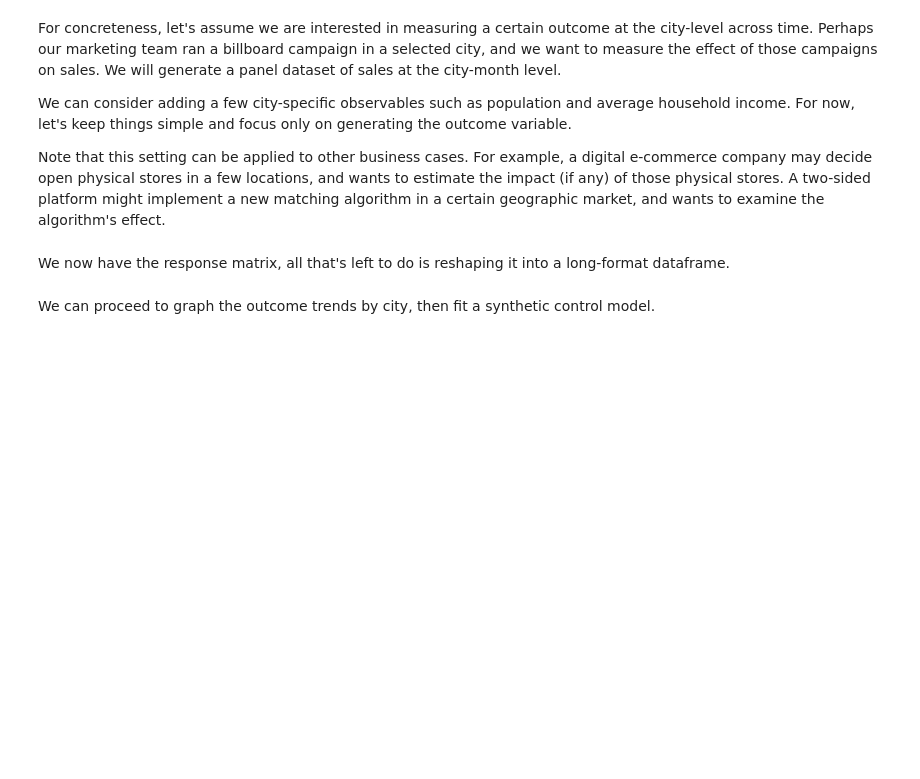
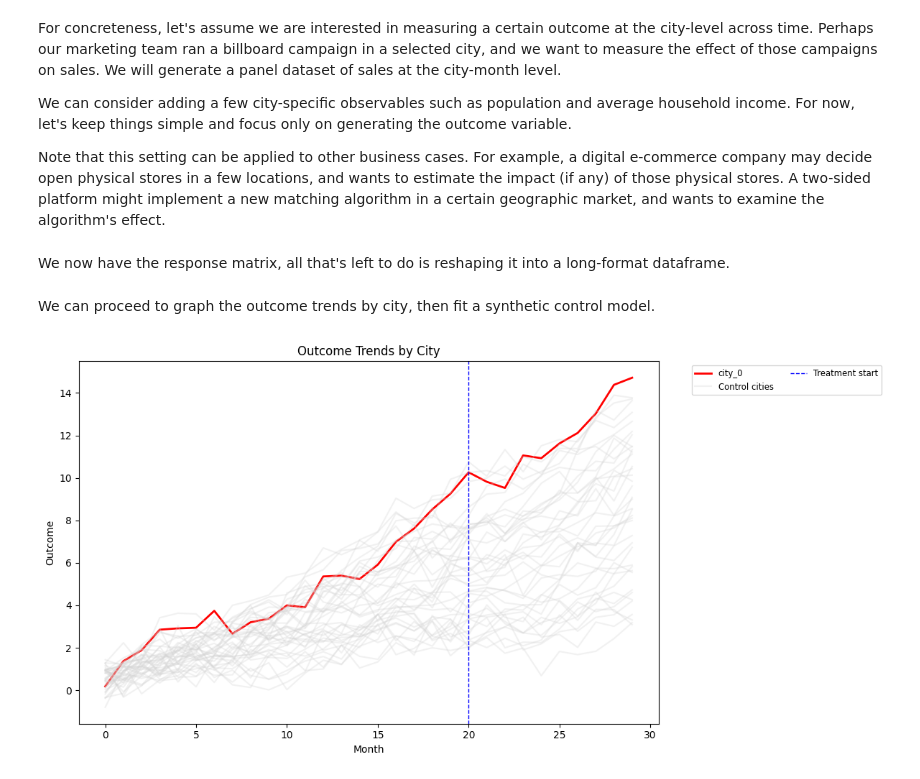
Before and after one commit to h-luu/ab-test, a Jupyter notebook: notebooks/synthetic_control.ipynb, the cells around one changed output. Cells and saved outputs as stored; diff of their text form; code cells hidden in the pictures; blank space fills up the shorter version.

Commit message:
dgp synth control

```diff
--- a/notebooks/synthetic_control.ipynb
+++ b/notebooks/synthetic_control.ipynb
@@ -34,7 +34,7 @@ import numpy as np
 import pandas as pd
 
 # Set parameters
-np.random.seed(42)
+rng = np.random.default_rng(42)
 J = 40            # number of cities
 T = 30            # total months
 K = 2             # number of factors
@@ -44,21 +44,22 @@ sigma_noise = 0.5
 # Create base factors (latent variables that influence outcomes)
 months = np.arange(T)
 factors = np.array([
-    np.sin(months / 5),
-    np.cos(months / 7)
+    np.sin(months / rng.uniform(1, 5)),  # first factor
+    np.cos(months / rng.uniform(1, 5)),  # second factor
 ])
 
 # Create the loadings (size J by K)
-mean_loading = np.random.standard_normal(size=(J,K))
+mean_loading = rng.uniform(size=(J,K))
+time_trend =rng.uniform(low=0.1, high=0.5, size=(J))
 
 # Calculate each city's response to the latent factors over time, then add a random noise
-response = mean_loading @ factors
-noise = np.random.normal(loc=0, scale=sigma_noise, size=response.shape)
+response = np.matmul(mean_loading, factors) + np.matmul(time_trend.reshape(J,1), months.reshape(1,T))
+noise = rng.normal(loc=0, scale=sigma_noise, size=response.shape)
 response += noise
 
 # Add treatment effect to city_0 after T0
 treated_city_idx = 0
-response[treated_city_idx, T0:] += 2.0  # example effect
+response[treated_city_idx, T0:] += 2.0  # treatment effect
 # %% [markdown]
 We now have the response matrix, all that's left to do is reshaping it into a long-format dataframe.
 # %%
@@ -79,2 +82,23 @@ df['treatment'] = df['treated'] * df['post_treatment']
 # %% [markdown]
 We can proceed to graph the outcome trends by city, then fit a synthetic control model.
+# %%
+import matplotlib.pyplot as plt
+
+# Plot outcome trends by city
+plt.figure(figsize=(12, 6))
+for city_name, group in df.groupby('city'):
+    if city_name == 'city_0':  # Highlight the treated city
+        plt.plot(group['month'], group['outcome'], label=city_name, color='red', linewidth=2)
+    else:  # Make other cities more transparent or faded
+        plt.plot(group['month'], group['outcome'], color='lightgray', alpha=0.3, label='Control cities' if city_name == 'city_1' else "")
+
+plt.axvline(x=T0, color='blue', linestyle='--', linewidth=1, label='Treatment start')
+
+plt.title('Outcome Trends by City')
+plt.xlabel('Month')
+plt.ylabel('Outcome')
+plt.legend(bbox_to_anchor=(1.05, 1), loc='upper left', fontsize='small', ncol=2)
+plt.tight_layout()
+plt.show()
+# %% [output]
+[figure, added]
```
Also changed, not shown: parts of 1 cell of this notebook.
